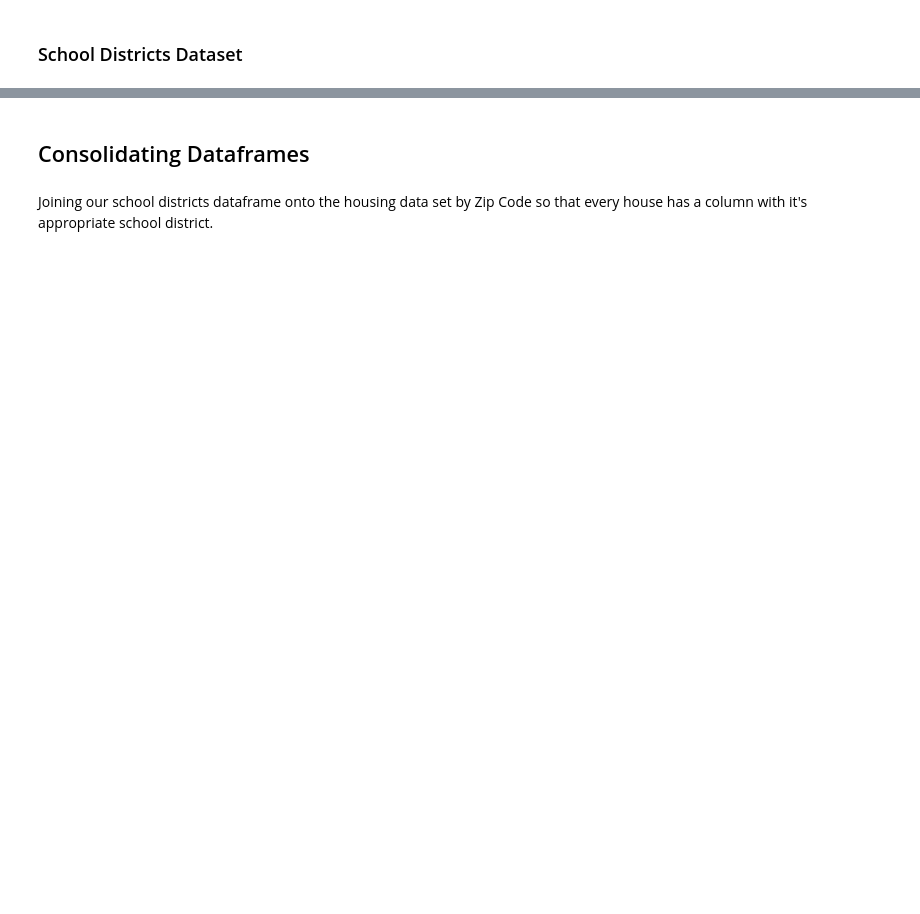
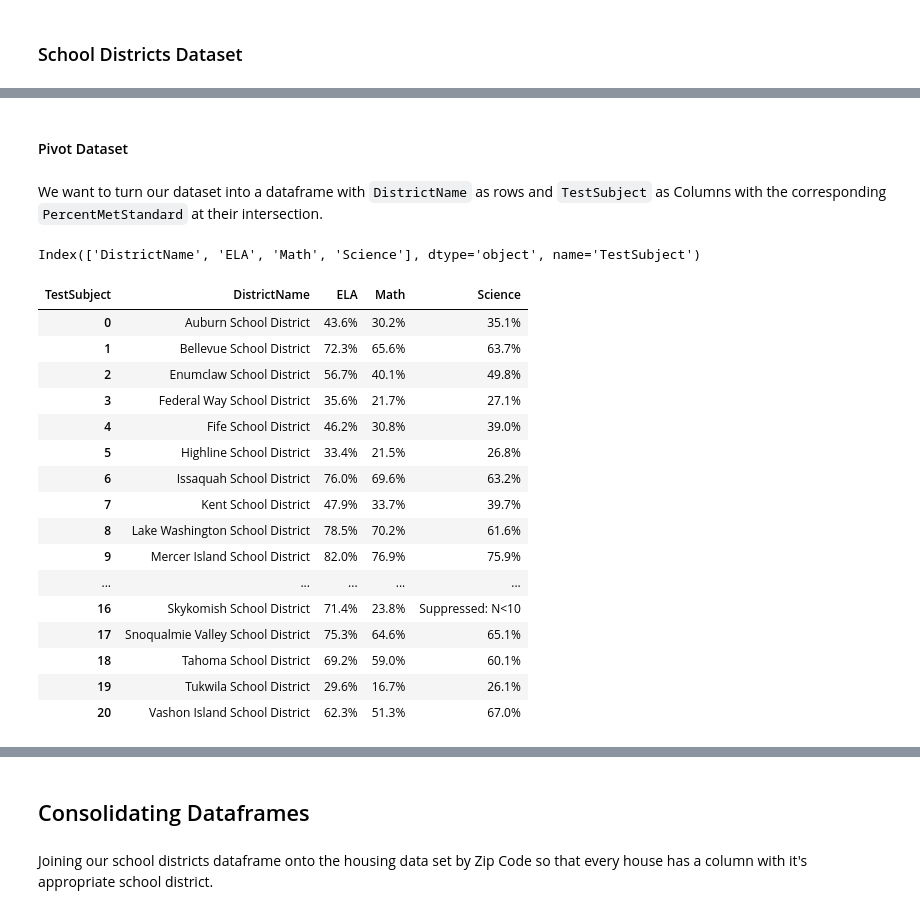
Before and after one commit to aokdata/King-County-House-Sales-, a Jupyter notebook: Data Preparation and Cleaning Notebook.ipynb, the cells around one changed output, grey strips where cells are left out. Saved outputs shown, nothing was run; the diff lists cells and outputs as text; code cells hidden in the pictures; blank space fills up the shorter version.

```diff
--- a/Data Preparation and Cleaning Notebook.ipynb
+++ b/Data Preparation and Cleaning Notebook.ipynb
@@ -182,0 +267,5 @@ king_school_df.head()
+# %%
+#LARGER SUBSET OF KING COUNTY SCHOOL DISTRICT SCORES FOR KIDS WITHOUT COGNITIVE DISABILITIES
+main_king_school_df = king_school_df[king_school_df['TestAdministration'] != 'AIM']
+# %%
+main_king_school_df.drop(labels='TestAdministration', axis = 1, inplace=True)
@@ -182,0 +293,4 @@ king_school_df.head()
+# %% [markdown]
+#### Pivot Dataset
+# %% [markdown]
+We want to turn our dataset into a dataframe with `DistrictName` as rows and `TestSubject` as Columns with the corresponding `PercentMetStandard` at their intersection.
@@ -182,0 +304,26 @@ king_school_df.head()
+# %%
+#View the columns
+main_king_school_df.columns
+# %% [output]
+Index(['DistrictName', 'ELA', 'Math', 'Science'], dtype='object', name='TestSubject')
+# %%
+#View our updated pivot table
+main_king_school_df
+# %% [output]
+| TestSubject | DistrictName | ELA | Math | Science |
+| 0 | Auburn School District | 43.6% | 30.2% | 35.1% |
+| 1 | Bellevue School District | 72.3% | 65.6% | 63.7% |
+| 2 | Enumclaw School District | 56.7% | 40.1% | 49.8% |
+| 3 | Federal Way School District | 35.6% | 21.7% | 27.1% |
+| 4 | Fife School District | 46.2% | 30.8% | 39.0% |
+| 5 | Highline School District | 33.4% | 21.5% | 26.8% |
+| 6 | Issaquah School District | 76.0% | 69.6% | 63.2% |
+| 7 | Kent School District | 47.9% | 33.7% | 39.7% |
+| 8 | Lake Washington School District | 78.5% | 70.2% | 61.6% |
+| 9 | Mercer Island School District | 82.0% | 76.9% | 75.9% |
+| ... | ... | ... | ... | ... |
+| 16 | Skykomish School District | 71.4% | 23.8% | Suppressed: N<10 |
+| 17 | Snoqualmie Valley School District | 75.3% | 64.6% | 65.1% |
+| 18 | Tahoma School District | 69.2% | 59.0% | 60.1% |
+| 19 | Tukwila School District | 29.6% | 16.7% | 26.1% |
+| 20 | Vashon Island School District | 62.3% | 51.3% | 67.0% |
```
Also changed, not shown: parts of 31 cells of this notebook, 1 other file.
